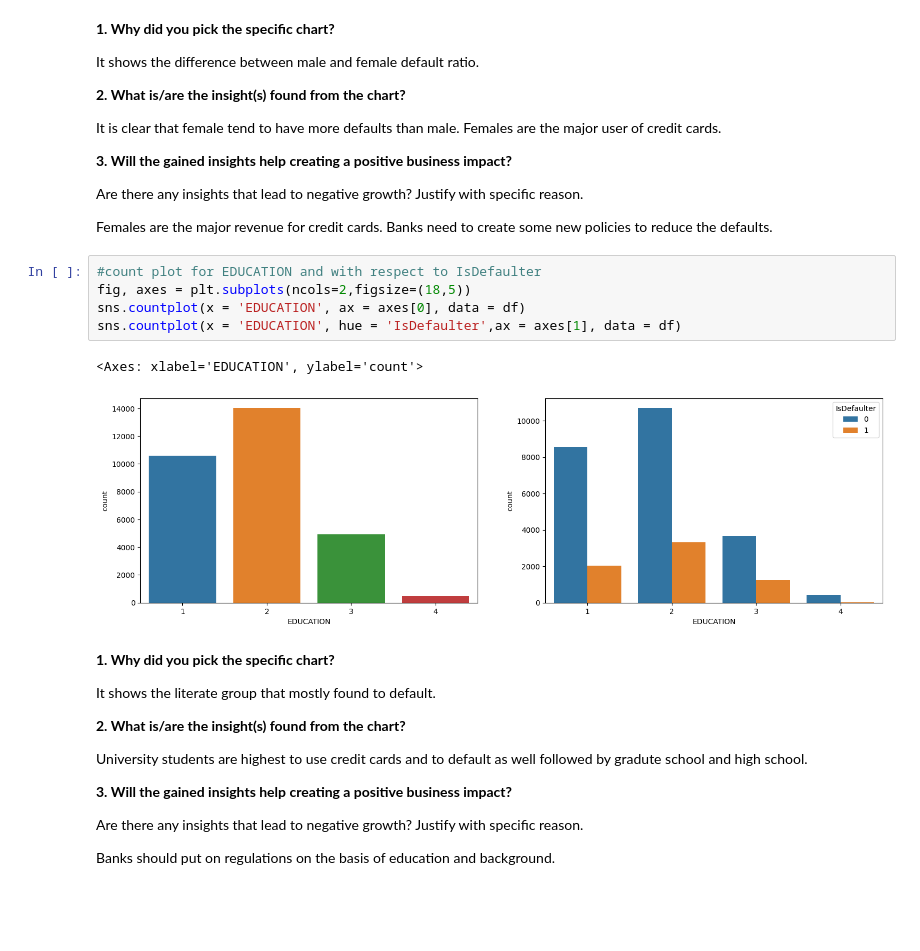
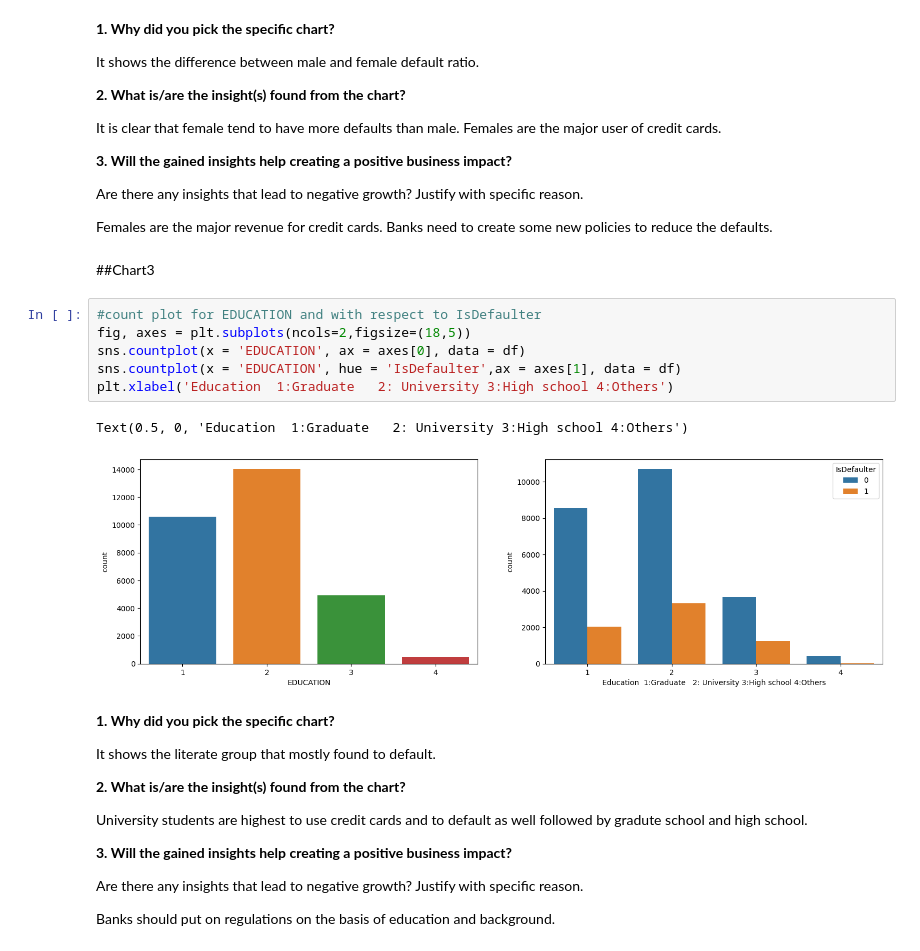
Before and after one commit to shaad4224/credit_card_default_prediction, a Jupyter notebook: Copy_of_credit_card_default_prediction.ipynb, the cells around one changed output. Drawn from its saved outputs; the diff is of its cells as text; blank space fills up the shorter version.

Commit message:
changes in visualization

```diff
--- a/Copy_of_credit_card_default_prediction.ipynb
+++ b/Copy_of_credit_card_default_prediction.ipynb
@@ -452,14 +457,17 @@ It is clear that female tend to have more defaults than male. Females are the ma
 Are there any insights that lead to negative growth? Justify with specific reason.
 
 Females are the major revenue for credit cards. Banks need to create some new policies to reduce the defaults.
+# %% [markdown]
+##Chart3
 # %%
 #count plot for EDUCATION and with respect to IsDefaulter
 fig, axes = plt.subplots(ncols=2,figsize=(18,5))
 sns.countplot(x = 'EDUCATION', ax = axes[0], data = df)
 sns.countplot(x = 'EDUCATION', hue = 'IsDefaulter',ax = axes[1], data = df)
+plt.xlabel('Education  1:Graduate   2: University 3:High school 4:Others')
 # %% [output]
-<Axes: xlabel='EDUCATION', ylabel='count'>
+Text(0.5, 0, 'Education  1:Graduate   2: University 3:High school 4:Others')
-[figure, old version]
+[figure, new version]
 # %% [markdown]
 **1. Why did you pick the specific chart?**
 
```
Also changed, not shown: parts of 12 cells of this notebook.
